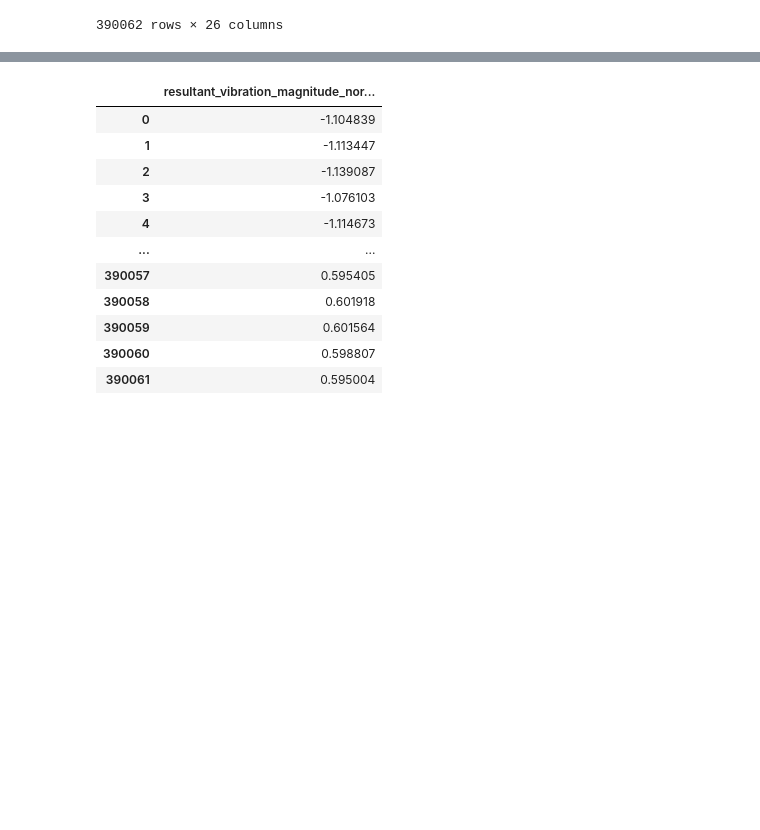
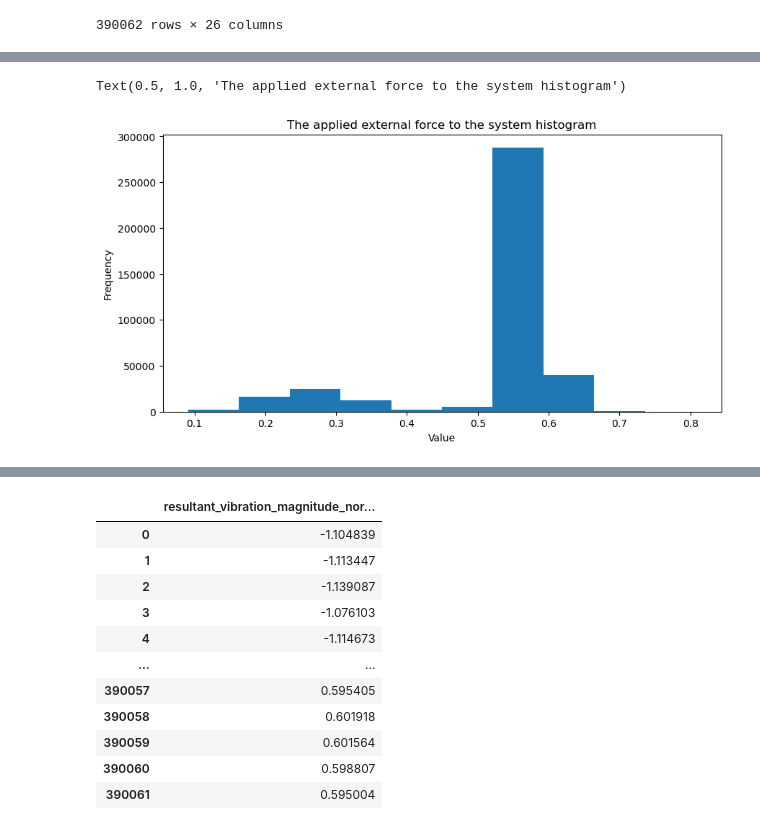
Before and after one commit to AtanasKolevNBU/PhD, a Jupyter notebook: notebooks/CSECS_2025/benchmark_model_ICE.ipynb, the cells around one changed output, grey strips where cells are left out. Drawn from its saved outputs; the diff is of its cells as text; code cells hidden in the pictures; blank space fills up the shorter version.

```diff
--- a/notebooks/CSECS_2025/benchmark_model_ICE.ipynb
+++ b/notebooks/CSECS_2025/benchmark_model_ICE.ipynb
@@ -47,0 +59,9 @@ df
+# %%
+plt.figure(figsize=(10, 5))
+plt.hist(df['Channel 2'])
+plt.xlabel('Value')
+plt.ylabel('Frequency')
+plt.title('The applied external force to the system histogram')
+# %% [output]
+Text(0.5, 1.0, 'The applied external force to the system histogram')
+[figure, added]
```
Also changed, not shown: parts of 4 cells of this notebook.
